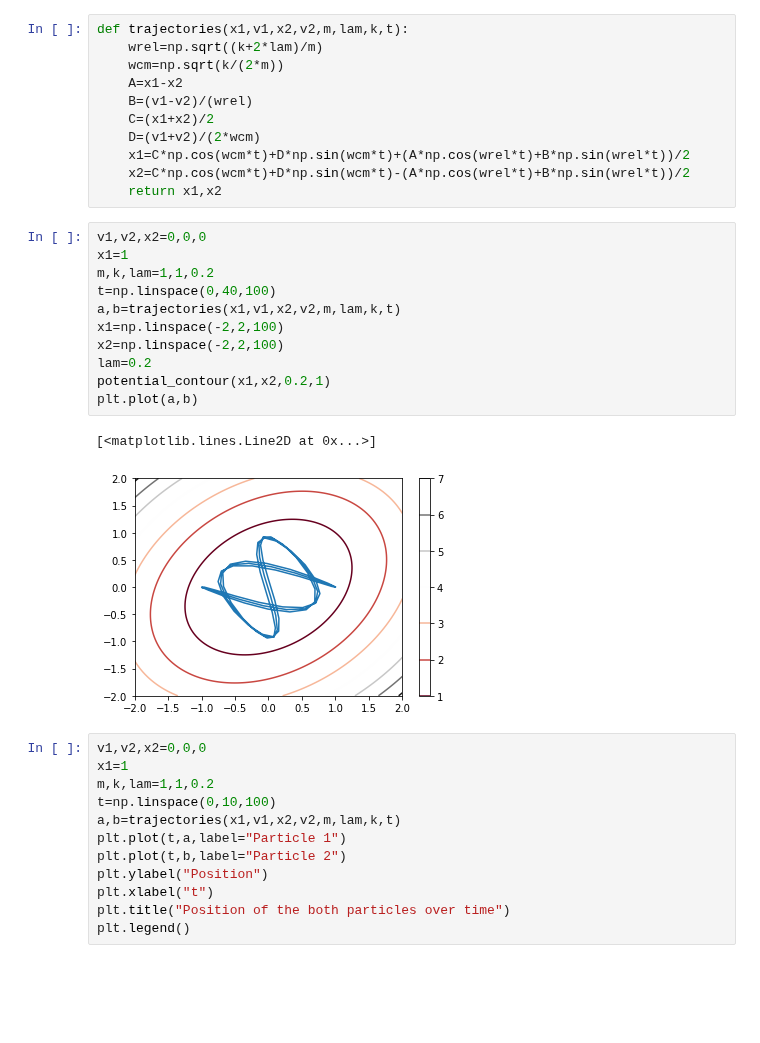
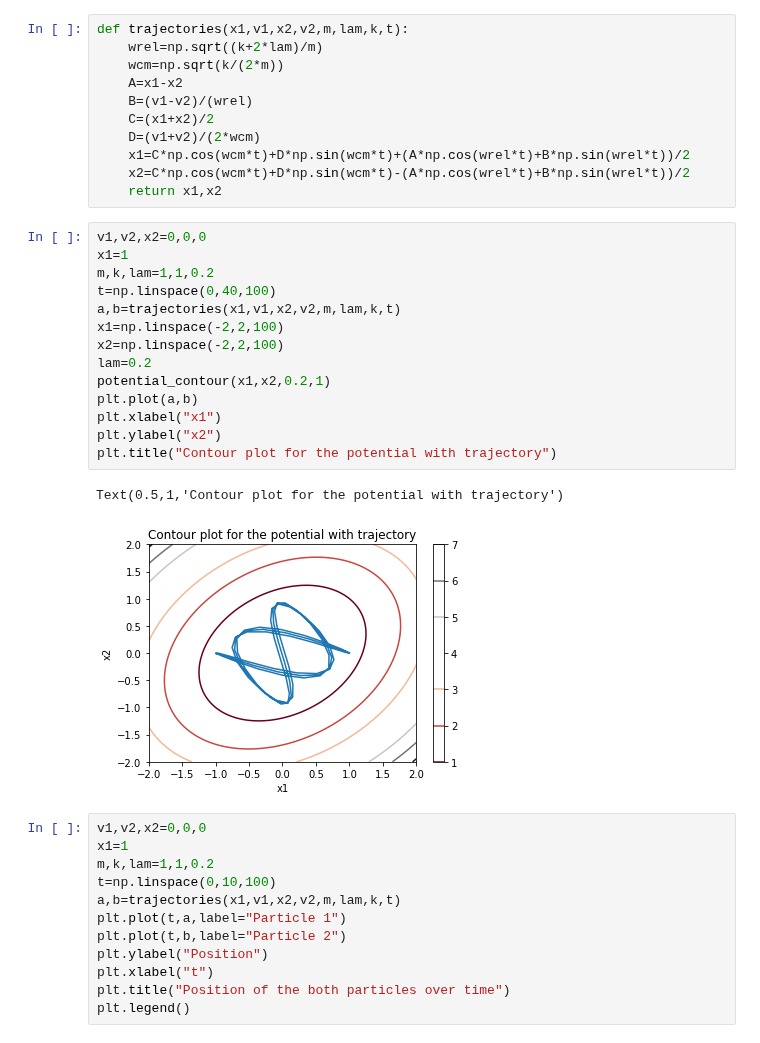
Before and after one commit to ml4cdeca/ComputationalQuantumDynamics, a Jupyter notebook: blatt3/exercise3.ipynb, the cells around one changed output. Saved outputs shown, nothing was run; the diff lists cells and outputs as text; blank space fills up the shorter version.

```diff
--- a/blatt3/exercise3.ipynb
+++ b/blatt3/exercise3.ipynb
@@ -93,17 +93,20 @@ def trajectories(x1,v1,x2,v2,m,lam,k,t):
 # %%
 v1,v2,x2=0,0,0
 x1=1
 m,k,lam=1,1,0.2
 t=np.linspace(0,40,100)
 a,b=trajectories(x1,v1,x2,v2,m,lam,k,t)
 x1=np.linspace(-2,2,100)
 x2=np.linspace(-2,2,100)
 lam=0.2
 potential_contour(x1,x2,0.2,1)
 plt.plot(a,b)
+plt.xlabel("x1")
+plt.ylabel("x2")
+plt.title("Contour plot for the potential with trajectory")
 # %% [output]
-[<matplotlib.lines.Line2D at 0x...>]
+Text(0.5,1,'Contour plot for the potential with trajectory')
-[figure, old version]
+[figure, new version]
 # %%
 v1,v2,x2=0,0,0
 x1=1
```
Also changed, not shown: parts of 12 cells of this notebook.
